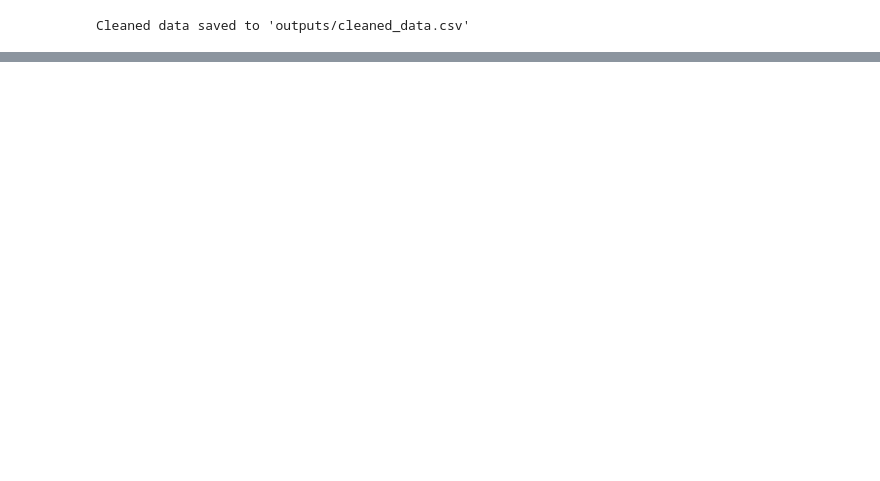
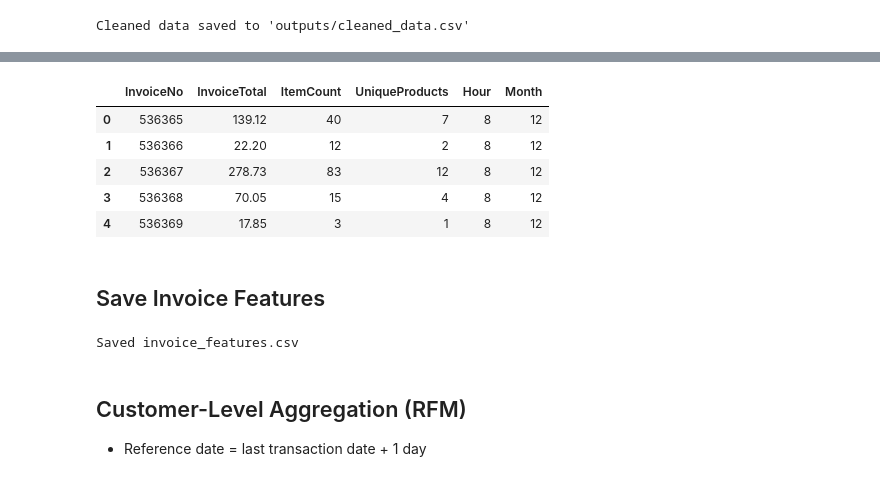
Before and after one commit to harishy0406/RetailMiner, a Jupyter notebook: notebook/preprocessing.ipynb, the cells around one changed output, grey strips where cells are left out. Drawn from its saved outputs; the diff is of its cells as text; code cells hidden in the pictures; blank space fills up the shorter version.

```diff
--- a/notebook/preprocessing.ipynb
+++ b/notebook/preprocessing.ipynb
@@ -99,0 +112,4 @@ Cleaned data saved to 'outputs/cleaned_data.csv'
+# %%
+df = pd.read_csv("../outputs/cleaned_data.csv")
+df['InvoiceDate'] = pd.to_datetime(df['InvoiceDate'])
+df.head()
@@ -99,0 +129,36 @@ Cleaned data saved to 'outputs/cleaned_data.csv'
+# %%
+invoice_df = df.groupby('InvoiceNo').agg({
+    'TotalAmount': 'sum',
+    'Quantity': 'sum',
+    'StockCode': 'nunique',
+    'Hour': 'first',
+    'Month': 'first'
+}).reset_index()
+
+invoice_df.columns = [
+    'InvoiceNo',
+    'InvoiceTotal',
+    'ItemCount',
+    'UniqueProducts',
+    'Hour',
+    'Month'
+]
+
+invoice_df.head()
+# %% [output]
+|  | InvoiceNo | InvoiceTotal | ItemCount | UniqueProducts | Hour | Month |
+| 0 | 536365 | 139.12 | 40 | 7 | 8 | 12 |
+| 1 | 536366 | 22.20 | 12 | 2 | 8 | 12 |
+| 2 | 536367 | 278.73 | 83 | 12 | 8 | 12 |
+| 3 | 536368 | 70.05 | 15 | 4 | 8 | 12 |
+| 4 | 536369 | 17.85 | 3 | 1 | 8 | 12 |
+# %% [markdown]
+## Save Invoice Features
+# %%
+invoice_df.to_csv("../outputs/invoice_features.csv", index=False)
+print("Saved invoice_features.csv")
+# %% [output]
+Saved invoice_features.csv
+# %% [markdown]
+## Customer-Level Aggregation (RFM)
+- Reference date = last transaction date + 1 day
```
Also changed, not shown: parts of 70 cells of this notebook.
